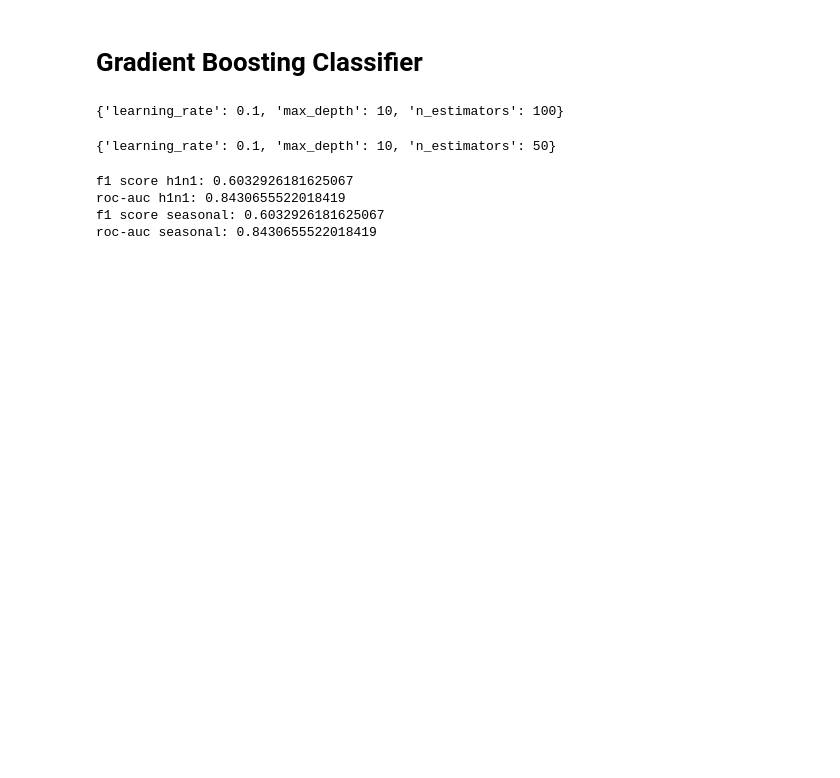
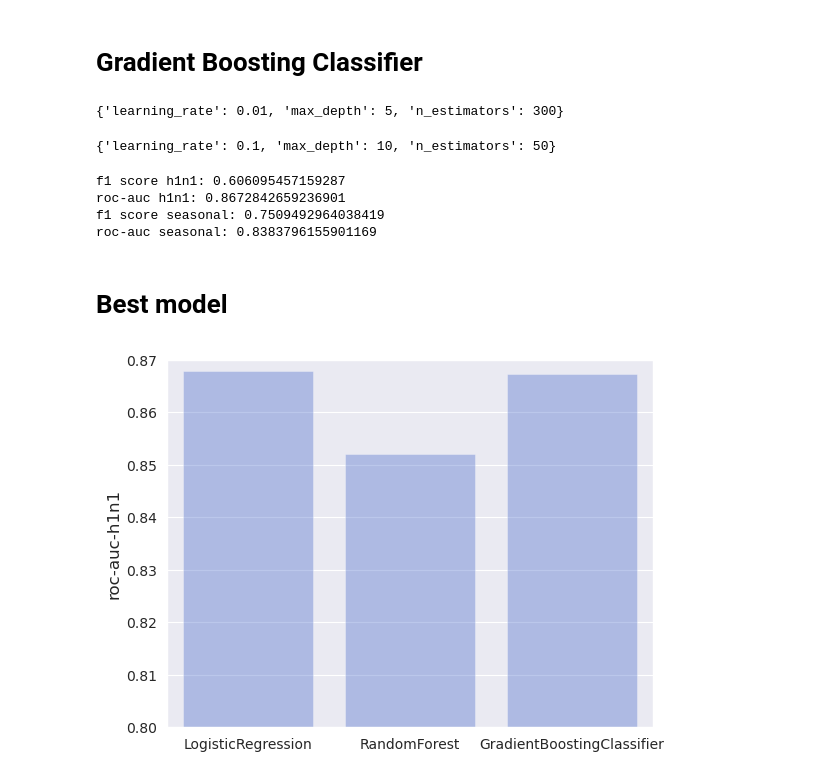
Before and after one commit to Rolf110/Flu-Shot-Learning---Competition, a Jupyter notebook: FirstTest.ipynb, the cells around one changed output. Saved outputs shown, nothing was run; the diff lists cells and outputs as text; code cells hidden in the pictures; blank space fills up the shorter version.

Commit message:
New version of grid

```diff
--- a/FirstTest.ipynb
+++ b/FirstTest.ipynb
@@ -479,13 +479,13 @@ roc-auc seasonal: 0.8430838351456339
 # Gradient Boosting Classifier
 # %%
 from sklearn.ensemble import GradientBoostingClassifier
-grid={"learning_rate": [0.1, 1], "n_estimators": [50, 100], "max_depth": [10, 15]}
+grid={"learning_rate": [0.01, 0.1], "n_estimators": [200, 300], "max_depth": [5, 7]}
 model=GradientBoostingClassifier()
-gb_cv_h=GridSearchCV(model,grid,cv=5, scoring='f1')
+gb_cv_h=GridSearchCV(model,grid,cv=5, scoring='roc_auc')
 gb_cv_h.fit(x_train_norm,y_h1n1_train)
 print(gb_cv_h.best_params_)
 # %% [output]
-{'learning_rate': 0.1, 'max_depth': 10, 'n_estimators': 100}
+{'learning_rate': 0.01, 'max_depth': 5, 'n_estimators': 300}
 # %%
 gb_cv_s=GridSearchCV(model,grid,cv=5, scoring='f1')
 gb_cv_s.fit(x_train_norm,y_seasonal_train)
@@ -493,7 +493,7 @@ print(gb_cv_s.best_params_)
 # %% [output]
 {'learning_rate': 0.1, 'max_depth': 10, 'n_estimators': 50}
 # %%
-clf_gb_h = GradientBoostingClassifier(learning_rate=0.1, max_depth=10, n_estimators=100)
+clf_gb_h = GradientBoostingClassifier(learning_rate=0.01, max_depth=5, n_estimators=300)
 clf_gb_h.fit(x_train_norm, y_h1n1_train)
 preds_gb_h = clf_gb_h.predict(x_test_norm)
 preds_gb_h_proba = clf_gb_h.predict_proba(x_test_norm)
@@ -504,10 +504,39 @@ clf_gb_s = GradientBoostingClassifier(learning_rate=0.1, max_depth=10, n_estimat
 clf_gb_s.fit(x_train_norm, y_seasonal_train)
 preds_gb_s = clf_gb_s.predict(x_test_norm)
 preds_gb_s_proba = clf_gb_s.predict_proba(x_test_norm)
-print('f1 score seasonal:', f1_score(y_h1n1_test, preds_gb_h))
-print('roc-auc seasonal:', roc_auc_score(y_h1n1_test, preds_gb_h_proba[:, 1]))
+print('f1 score seasonal:', f1_score(y_seasonal_test, preds_gb_s))
+print('roc-auc seasonal:', roc_auc_score(y_seasonal_test, preds_gb_s_proba[:, 1]))
 # %% [output]
-f1 score h1n1: 0.6032926181625067
-roc-auc h1n1: 0.8430655522018419
-f1 score seasonal: 0.6032926181625067
-roc-auc seasonal: 0.8430655522018419
+f1 score h1n1: 0.606095457159287
+roc-auc h1n1: 0.8672842659236901
+f1 score seasonal: 0.7509492964038419
+roc-auc seasonal: 0.8383796155901169
+# %% [markdown]
+# Best model
+# %%
+models = ['LogisticRegression', 'RandomForest', 'GradientBoostingClassifier']
+ra_score_h = list()
+ra_score_h.append(roc_auc_score(y_h1n1_test, preds_lg_h_proba[:,1]))
+ra_score_h.append(roc_auc_score(y_h1n1_test, preds_rf_h_proba[:,1]))
+ra_score_h.append(roc_auc_score(y_h1n1_test, preds_gb_h_proba[:,1]))
+
+ra_score_s = list()
+ra_score_s.append(roc_auc_score(y_seasonal_test, preds_lg_s_proba[:,1]))
+ra_score_s.append(roc_auc_score(y_seasonal_test, preds_rf_s_proba[:,1]))
+ra_score_s.append(roc_auc_score(y_seasonal_test, preds_gb_s_proba[:,1]))
+# %%
+df_temp = pd.DataFrame(columns = ['roc-auc-h1n1','roc-auc-seasonal'],index=models)
+df_temp['roc-auc-h1n1'] = ra_score_h
+df_temp['roc-auc-seasonal'] = ra_score_s
+# %%
+sns.barplot(x=df_temp.index,
+            y=df_temp['roc-auc-h1n1'],
+            alpha=0.4,
+            color='royalblue')
+
+plt.ylim(0.8, 0.87)
+
+plt.tight_layout(pad=3)
+plt.show()
+# %% [output]
+[figure, added]
```
Also changed, not shown: parts of 4 cells of this notebook.
